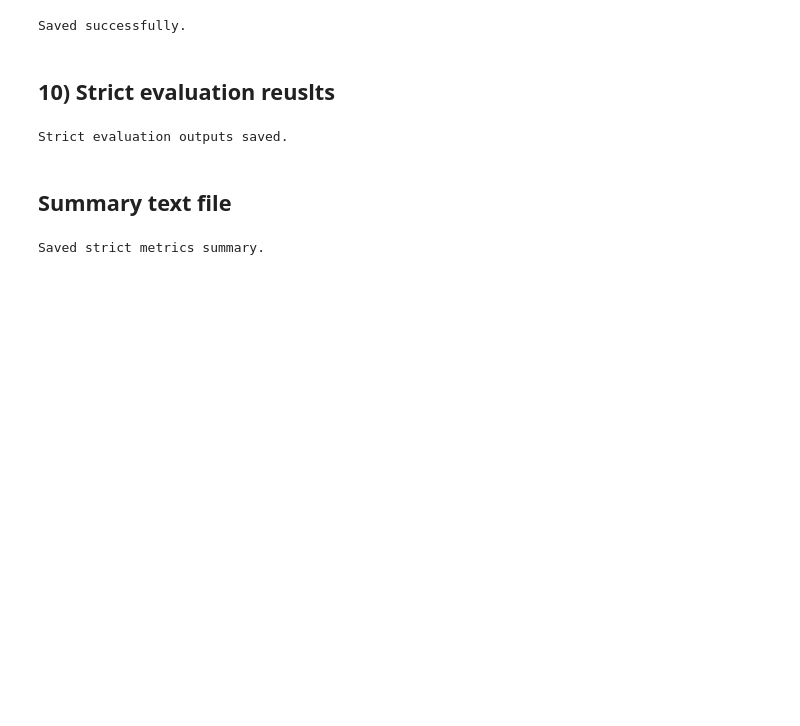
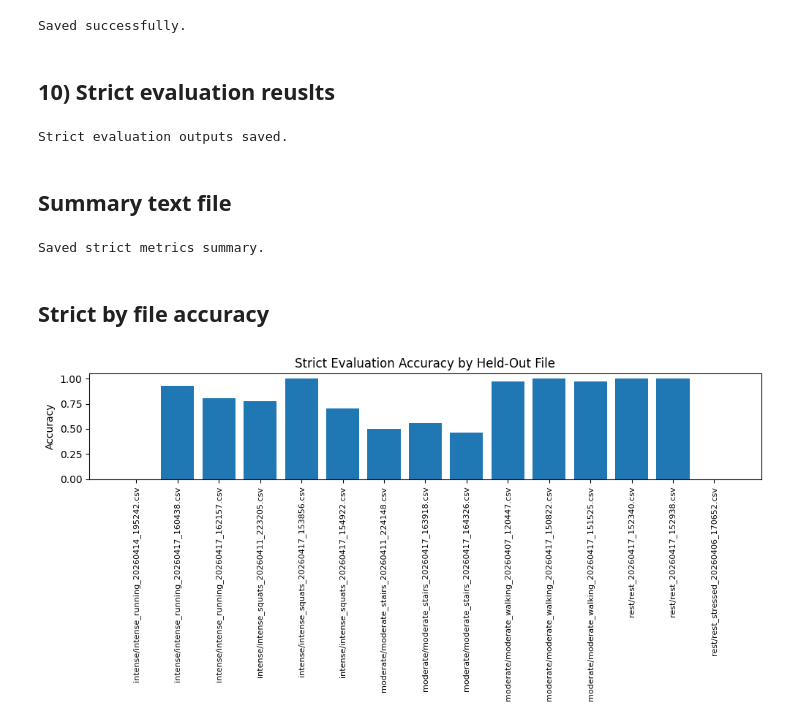
Before and after one commit to linahrchrs/capstone, a Jupyter notebook: ml_pipeline/notebooks/06-generalization-test.ipynb, the cells around one changed output. Cells and saved outputs as stored; diff of their text form; code cells hidden in the pictures; blank space fills up the shorter version.

```diff
--- a/ml_pipeline/notebooks/06-generalization-test.ipynb
+++ b/ml_pipeline/notebooks/06-generalization-test.ipynb
@@ -421,3 +548,22 @@ with open("../data/processed/strict_metrics_summary.txt", "w", encoding="utf-8")
 print("Saved strict metrics summary.")
 # %% [output]
 Saved strict metrics summary.
+# %% [markdown]
+## Strict by file accuracy
+# %%
+# -----------------------------
+# 4. Strict file-by-file accuracy
+# -----------------------------
+plt.figure(figsize=(10,5))
+
+plt.bar(results_df["test_file"], results_df["accuracy"])
+plt.xticks(rotation=90, fontsize=8)
+plt.ylim(0,1.05)
+plt.ylabel("Accuracy")
+plt.title("Strict Evaluation Accuracy by Held-Out File")
+
+plt.tight_layout()
+plt.savefig(PLOTS_DIR, "chart_strict_by_file_accuracy.png", dpi=300)
+plt.show()
+# %% [output]
+[figure, added]
```
Also changed, not shown: parts of 25 cells of this notebook, 12 other files.
